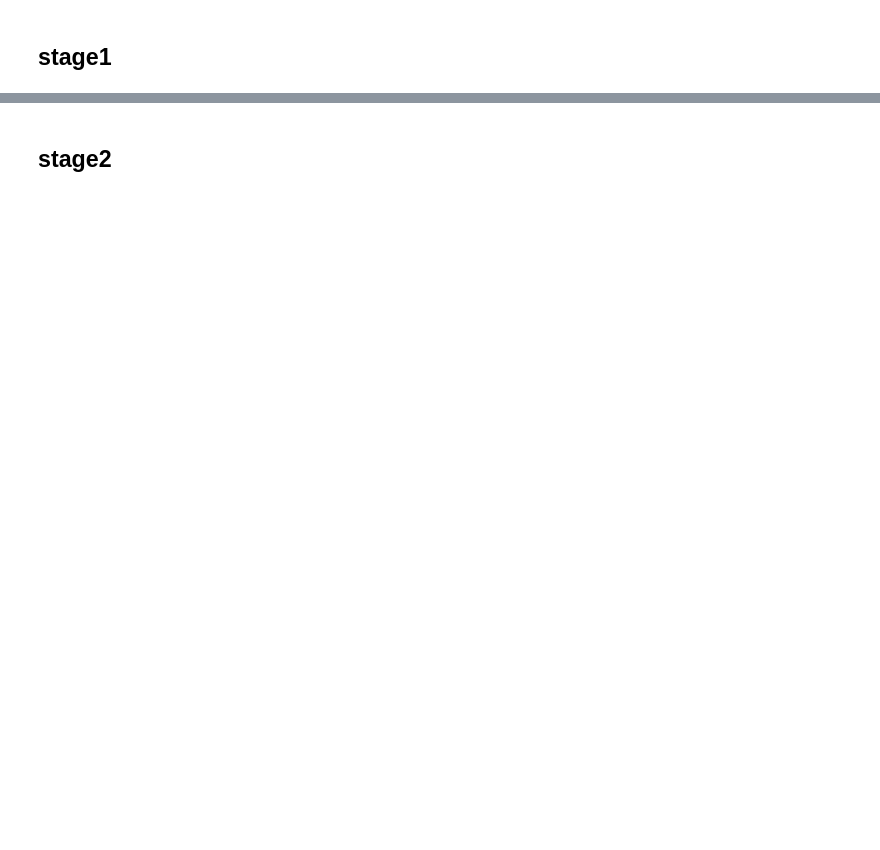
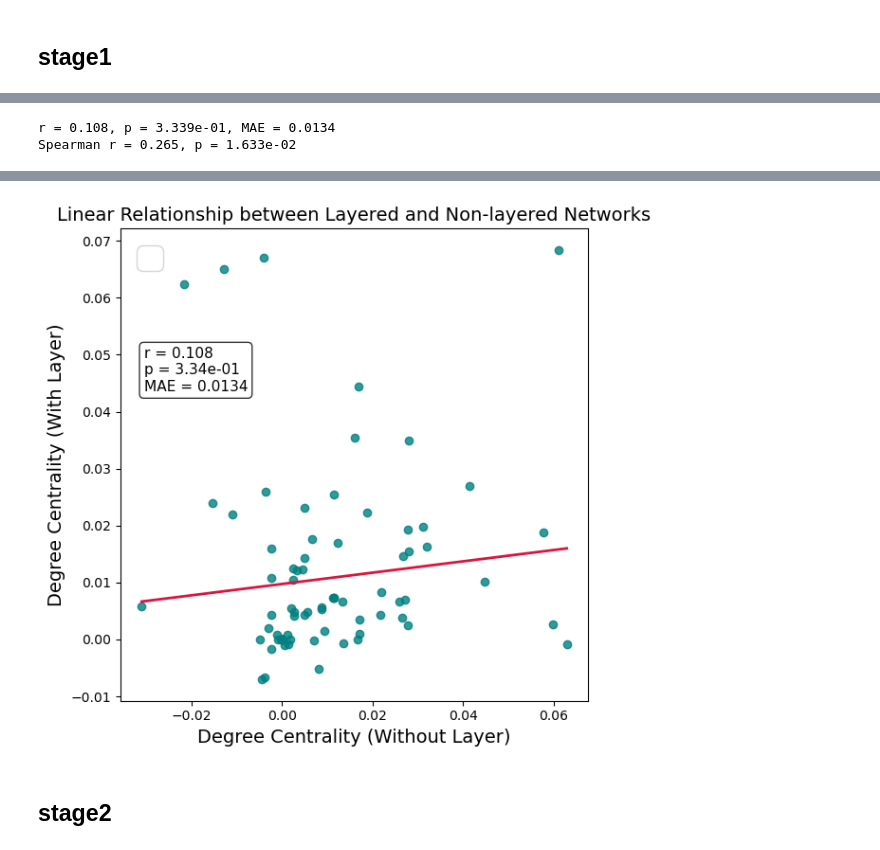
Before and after one commit to ylx6266/NEXUS, a Jupyter notebook: analyse_notebook/figureS4.ipynb, the cells around one changed output, grey strips where cells are left out. Saved outputs shown, nothing was run; the diff lists cells and outputs as text; code cells hidden in the pictures; blank space fills up the shorter version.

```diff
--- a/analyse_notebook/figureS4.ipynb
+++ b/analyse_notebook/figureS4.ipynb
@@ -206,0 +116,65 @@ r = 0.368, p = 6.586e-04, MAE = 0.0126
+# %%
+import re
+import pandas as pd
+import numpy as np
+import matplotlib.pyplot as plt
+from scipy.stats import pearsonr, spearmanr
+import brainglobe_heatmap as bgh
+from scipy.stats import linregress
+
+w_layer = mean_dc_1.copy()
+wo_layer = mean_dc_2.copy()
+
+
+def get_base_region(name):
+    df = pd.read_csv("./data/region_map.csv", sep="\t")
+    region_dict = dict(zip(df.iloc[:,0], df.iloc[:,1]))
+    return region_dict.get(name, name)
+
+grouped = {}
+for region, val in w_layer.items():
+    base = get_base_region(region)
+    grouped.setdefault(base, []).append(val)
+
+layer_mean = {base: np.nanmean(vals) for base, vals in grouped.items()}
+layer_mean = pd.Series(layer_mean)
+
+common_regions = sorted(set(layer_mean.index) & set(wo_layer.index))
+aligned_w = layer_mean[common_regions]
+aligned_wo = wo_layer[common_regions]
+
+
+r, p = pearsonr(aligned_w, aligned_wo)
+mae = np.mean(np.abs(aligned_w - aligned_wo))
+print(f"r = {r:.3f}, p = {p:.3e}, MAE = {mae:.4f}")
+
+rho, p_s = spearmanr(aligned_w, aligned_wo)
+print(f"Spearman r = {rho:.3f}, p = {p_s:.3e}")
+
+plt.figure(figsize=(6,6))
+plt.scatter(aligned_wo, aligned_w, color="teal", alpha=0.8, label="")
+
+slope, intercept, r_val, p_val, stderr = linregress(aligned_wo, aligned_w)
+
+x_fit = np.linspace(aligned_wo.min(), aligned_wo.max(), 100)
+y_fit = slope * x_fit + intercept
+plt.plot(x_fit, y_fit, color="crimson", linewidth=2, label="")
+
+plt.xlabel("Degree Centrality (Without Layer)", fontsize=14)
+plt.ylabel("Degree Centrality (With Layer)", fontsize=14)
+plt.title("Linear Relationship between Layered and Non-layered Networks", fontsize=14)
+
+text_str = f"r = {r:.3f}\np = {p:.2e}\nMAE = {mae:.4f}"
+plt.text(0.05, 0.75, text_str, transform=plt.gca().transAxes,
+         fontsize=11, verticalalignment='top',
+         bbox=dict(boxstyle="round", facecolor="white", alpha=0.8))
+
+plt.legend(fontsize=25)
+plt.grid(alpha=0)
+plt.tight_layout()
+plt.savefig("./result/fig/rank2_scatter_with_vs_without_layer_stage1.png", dpi=300, bbox_inches="tight")
+
+plt.show()
+# %% [output]
+r = 0.108, p = 3.339e-01, MAE = 0.0134
+Spearman r = 0.265, p = 1.633e-02
@@ -207,3 +182,4 @@ r = 0.368, p = 6.586e-04, MAE = 0.0126
+[figure, added]
 # %% [markdown]
 ## stage2
 # %%
```
Also changed, not shown: parts of 11 cells of this notebook, 47 other files.
